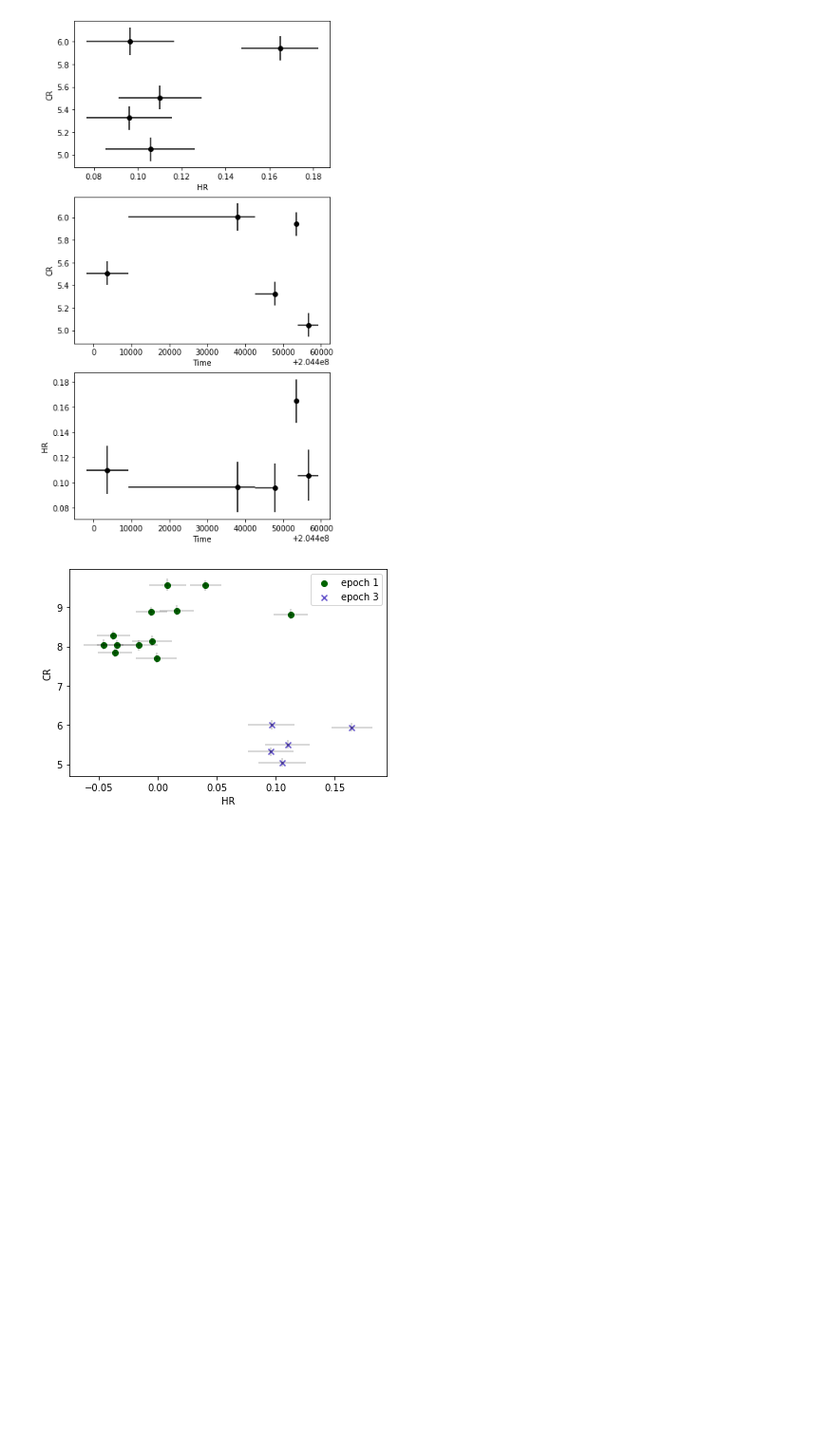
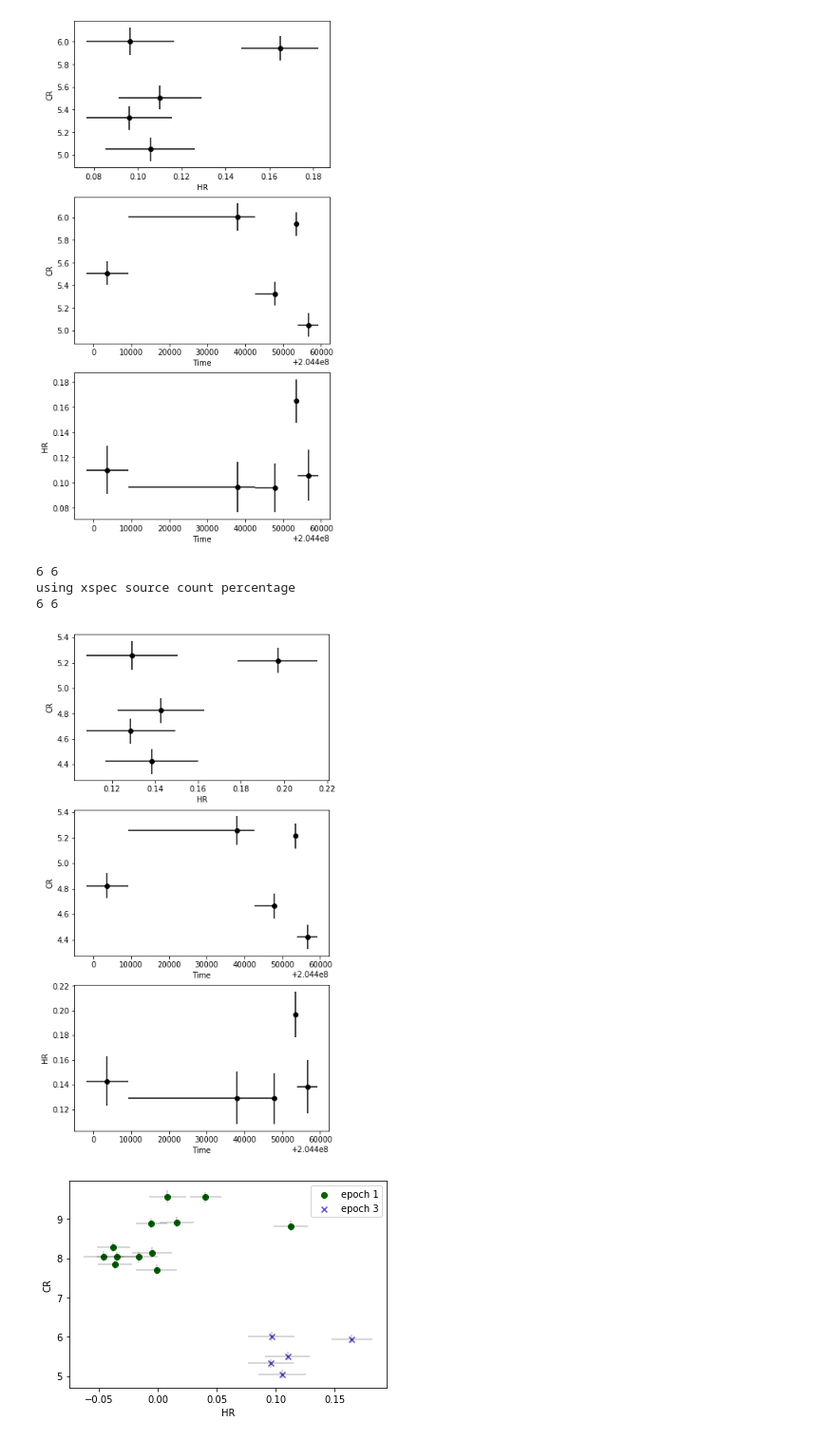
Before and after one commit to lenatreiber/LXP69.5, a Jupyter notebook: NICER_HR.ipynb, the cells around one changed output. Shown at 95% size. Drawn from its saved outputs; the diff is of its cells as text; code cells hidden in the pictures; blank space fills up the shorter version.

```diff
--- a/NICER_HR.ipynb
+++ b/NICER_HR.ipynb
@@ -359,6 +421,15 @@ ghr3,gtot3,gcr3,tbin3 = adaptbin(e3s,e3h,tep3,cut=cut,plot3=True)
 6 6
 6 6
 [figure]
+# %%
+#repeating with bg-subtraction
+cut = 400
+ghr3_bg,gtot3_bg,gcr3_bg,tbin3_bg = adaptbin(e3s,e3h,tep3,cut=cut,plot3=True,bg=True,sbg=sbg3,hbg=hbg3)
+# %% [output]
+6 6
+using xspec source count percentage
+6 6
+[figure, added]
 # %%
 plt.scatter(ghr1[0],gcr1[0],color='darkgreen',label='epoch 1')
 plt.scatter(ghr3[0],gcr3[0],color='slateblue',marker='x',label='epoch 3')
```
Also changed, not shown: parts of 12 cells of this notebook.
